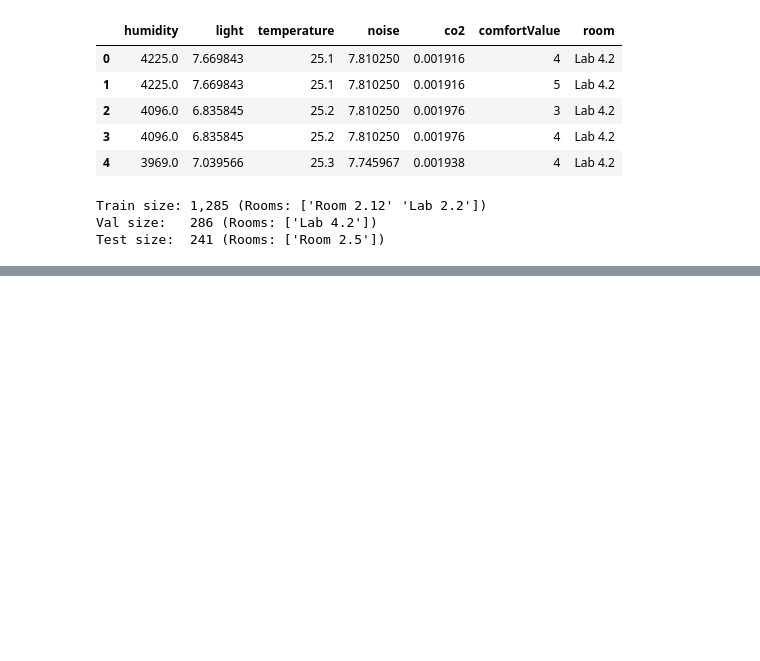
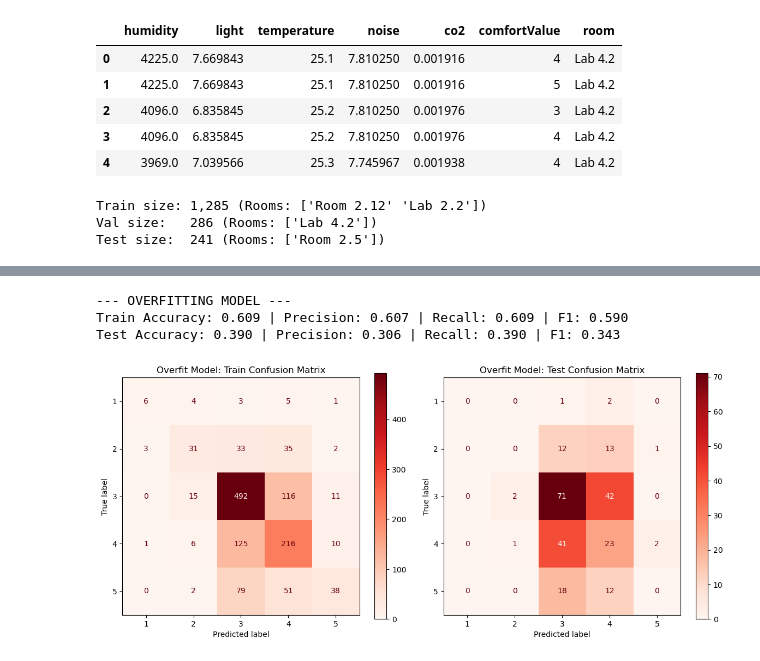
Before and after one commit to SEP4Real/SEP4, a Jupyter notebook: MAL/notebooks/model_related/7_instant_models_experiments_MLP.ipynb, the cells around one changed output, grey strips where cells are left out. Cells and saved outputs as stored; diff of their text form; code cells hidden in the pictures; blank space fills up the shorter version.

```diff
--- a/MAL/notebooks/model_related/7_instant_models_experiments_MLP.ipynb
+++ b/MAL/notebooks/model_related/7_instant_models_experiments_MLP.ipynb
@@ -162 +168,47 @@ plt.show()
 [figure]
+# %%
+print("--- OVERFITTING MODEL ---")
+# Using massive hidden layers, zero regularization (alpha=0), and turning off early stopping to memorize data
+overfit_model = Pipeline([
+    ('scaler', StandardScaler()),
+    ('mlp', MLPClassifier(
+        hidden_layer_sizes=(500, 500),
+        alpha=0.0,
+        max_iter=2000,
+        early_stopping=False,
+        random_state=42
+    ))
+])
+overfit_model.fit(X_train, y_train)
+
+train_preds_overfit = overfit_model.predict(X_train)
+train_acc_overfit = accuracy_score(y_train, train_preds_overfit)
+train_prec = precision_score(y_train, train_preds_overfit, average='weighted', zero_division=0)
+train_rec = recall_score(y_train, train_preds_overfit, average='weighted', zero_division=0)
+train_f1 = f1_score(y_train, train_preds_overfit, average='weighted', zero_division=0)
+print(f"Train Accuracy: {train_acc_overfit:.3f} | Precision: {train_prec:.3f} | Recall: {train_rec:.3f} | F1: {train_f1:.3f}")
+
+test_preds_overfit = overfit_model.predict(X_test)
+test_acc_overfit = accuracy_score(y_test, test_preds_overfit)
+test_prec_overfit = precision_score(y_test, test_preds_overfit, average='weighted', zero_division=0)
+test_rec_overfit = recall_score(y_test, test_preds_overfit, average='weighted', zero_division=0)
+test_f1_overfit = f1_score(y_test, test_preds_overfit, average='weighted', zero_division=0)
+print(f"Test Accuracy: {test_acc_overfit:.3f} | Precision: {test_prec_overfit:.3f} | Recall: {test_rec_overfit:.3f} | F1: {test_f1_overfit:.3f}")
+
+fig, axes = plt.subplots(1, 2, figsize=(12, 5))
+
+# Train Confusion Matrix (Perfect diagonal!)
+ConfusionMatrixDisplay.from_predictions(y_train, train_preds_overfit, cmap='Reds', ax=axes[0])
+axes[0].set_title('Overfit Model: Train Confusion Matrix')
+
+# Test Confusion Matrix
+ConfusionMatrixDisplay.from_predictions(y_test, test_preds_overfit, cmap='Reds', ax=axes[1])
+axes[1].set_title('Overfit Model: Test Confusion Matrix')
+
+plt.tight_layout()
+plt.show()
+# %% [output]
+--- OVERFITTING MODEL ---
+Train Accuracy: 0.609 | Precision: 0.607 | Recall: 0.609 | F1: 0.590
+Test Accuracy: 0.390 | Precision: 0.306 | Recall: 0.390 | F1: 0.343
+[figure, added]
```
Also changed, not shown: parts of 3 cells of this notebook.
